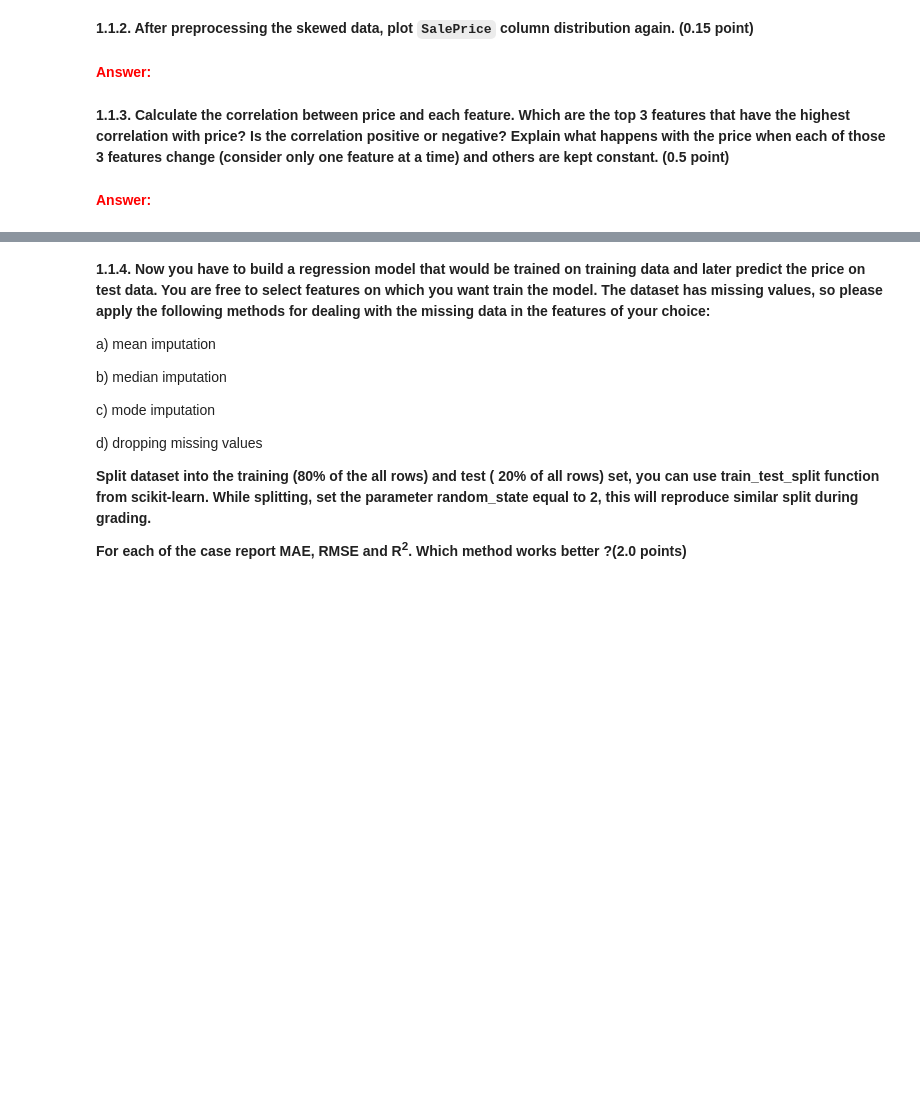
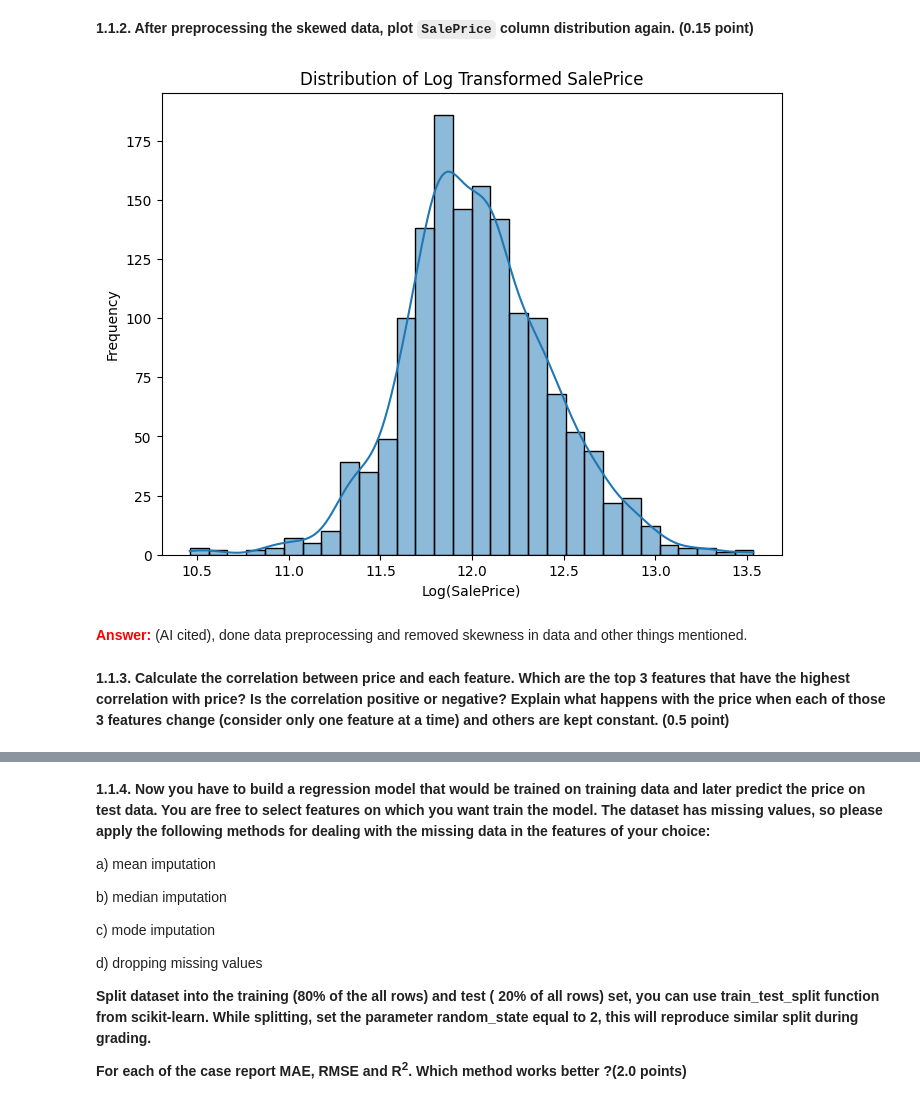
Before and after one commit to Sulaiman29/BDA_HW2, a Jupyter notebook: Copy_of_BDA2025Spring_HW2.ipynb, the cells around one changed output, grey strips where cells are left out. Saved outputs shown, nothing was run; the diff lists cells and outputs as text; code cells hidden in the pictures; blank space fills up the shorter version.

````diff
--- a/Copy_of_BDA2025Spring_HW2.ipynb
+++ b/Copy_of_BDA2025Spring_HW2.ipynb
@@ -85,9 +99,32 @@ Apart from that, look closely, some columns are not numerical. For those, you ha
 - Replace negative infinite values with 0
 # %% [markdown]
 **1.1.2. After preprocessing the skewed data, plot ```SalePrice``` column distribution again. (0.15 point)**
+# %%
+import numpy as np
+# Fix Skewness in SalePrice using Log Transformation
+data['SalePrice'] = np.log1p(data['SalePrice'])
+
+# Identify Categorical Columns & Apply One-Hot Encoding
+categorical_cols = data.select_dtypes(include=['object']).columns
+data = pd.get_dummies(data, columns=categorical_cols, drop_first=True)
+
+# Handle NaN Values
+data.fillna(data.mean(numeric_only=True), inplace=True)  # Fill numerical NaNs with mean
+data.fillna(data.mode().iloc[0], inplace=True)  # Fill categorical NaNs with mode
+
+# Replace -Inf values with 0
+data.replace(-np.inf, 0, inplace=True)
+
+# Plot SalePrice after transformation
+plt.figure(figsize=(8,6))
+sns.histplot(data['SalePrice'], kde=True, bins=30)
+plt.xlabel("Log(SalePrice)")
+plt.ylabel("Frequency")
+plt.title("Distribution of Log Transformed SalePrice")
+plt.show()
+# %% [output]
+[figure, added]
 # %% [markdown]
-<font color='red'> **Answer:**</font>
+<font color='red'> **Answer:**</font> (AI cited), done data preprocessing and removed skewness in data and other things mentioned.
 # %% [markdown]
 **1.1.3. Calculate the correlation between price and each feature. Which are the top 3 features that have the highest correlation with  price? Is the correlation positive or negative? Explain what happens with the price when each of those 3 features change (consider only one feature at a time) and others are kept constant. (0.5 point)**
-# %% [markdown]
-<font color='red'> **Answer:**</font>
````
Also changed, not shown: parts of 37 cells of this notebook.
